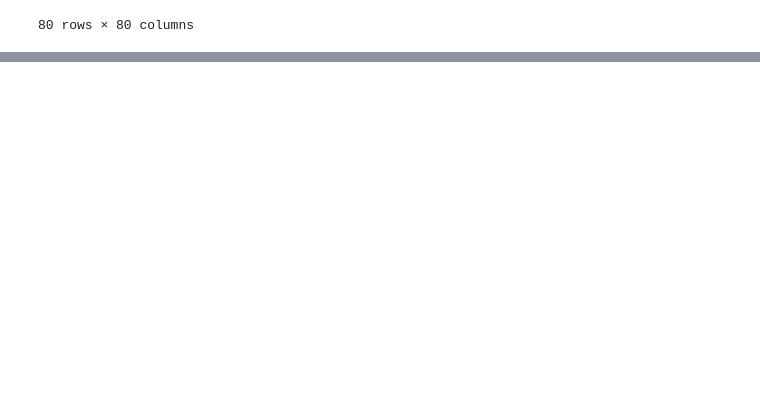
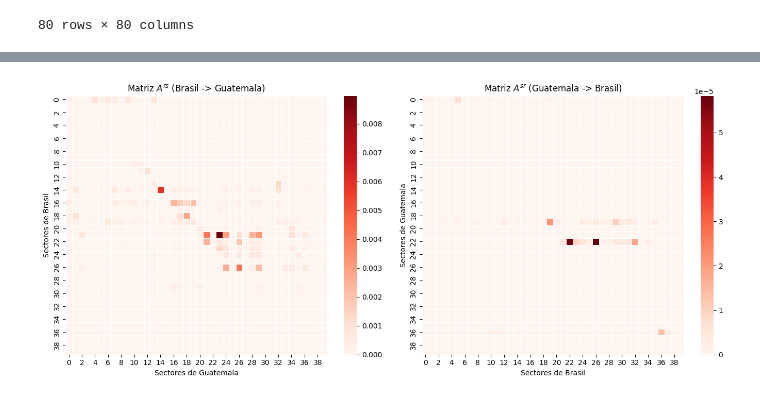
Before and after one commit to Gabrielnm7/ALC-FCEN_UBA, a Jupyter notebook: TP1/grupo_abeliano_TP1.ipynb, the cells around one changed output, grey strips where cells are left out. Saved outputs shown, nothing was run; the diff lists cells and outputs as text; code cells hidden in the pictures; blank space fills up the shorter version.

```diff
--- a/TP1/grupo_abeliano_TP1.ipynb
+++ b/TP1/grupo_abeliano_TP1.ipynb
@@ -753,0 +600,14 @@ print(A_sr)
+# %%
+#reemplazamos los 0s por 1s en el vector de producción
+p_mod = np.where(p == 0, 1, p)
+
+#creamos la matriz diagonal P a partir del vector de producción modificado
+matriz_P = np.diag(p_mod.flatten())
+
+#calculamos la inversa de la matriz diagonal
+P, L, U = calcularLU(matriz_P)
+inversaLU(L, U, P)
+
+#calculamos A
+A = M_insumo_producto.to_numpy() @ inversaLU(L, U, P)
+A
@@ -753,0 +787,12 @@ print(A_sr)
+# %%
+#definimos todas las variables necesarias
+A_rr = A[:40, :40]
+A_rs = A[:40, 40:]
+A_sr = A[40:, :40]
+A_ss = A[40:, 40:]
+delta_d_r = d_r - d_r_shockeado
+P, L, U = calcularLU(I-A_ss)
+
+#calculamos la produccion
+delta_p2 = solve((I - A_rr - (A_rs @ inversaLU(L, U, P) @ A_sr)), delta_d_r)
+delta_p2
@@ -753,0 +814,21 @@ print(A_sr)
+# %%
+plt.figure(figsize=(14, 6))
+
+# Mapa de calor para la matriz A_rs (interacciones de Brasil a Guatemala)
+plt.subplot(1, 2, 1)
+sns.heatmap(A_rs, cmap="Reds", annot=False, linewidths=.5)
+plt.title('Matriz $A^{rs}$ (Brasil -> Guatemala)')
+plt.xlabel('Sectores de Guatemala')
+plt.ylabel('Sectores de Brasil')
+
+# Mapa de calor para la matriz A_sr (interacciones de Guatemala a Brasil)
+plt.subplot(1, 2, 2)
+sns.heatmap(A_sr, cmap="Reds", annot=False, linewidths=.5)
+plt.title('Matriz $A^{sr}$ (Guatemala -> Brasil)')
+plt.xlabel('Sectores de Brasil')
+plt.ylabel('Sectores de Guatemala')
+
+plt.tight_layout()
+plt.show()
+# %% [output]
+[figure, added]
```
Also changed, not shown: parts of 43 cells of this notebook, 1 other file.
